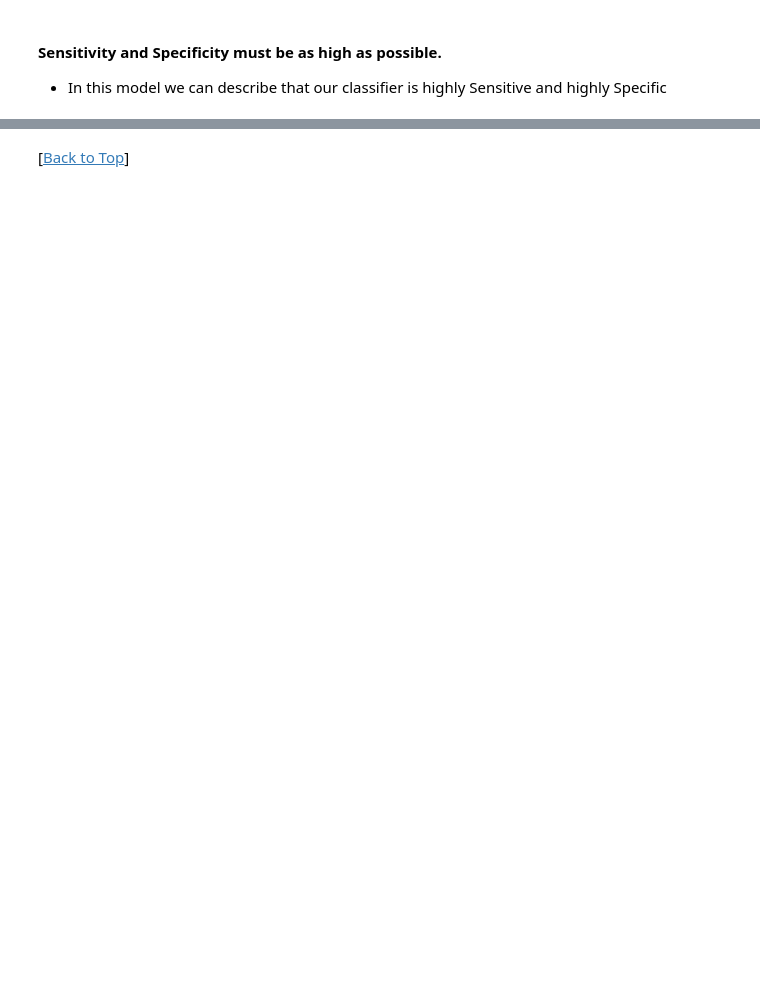
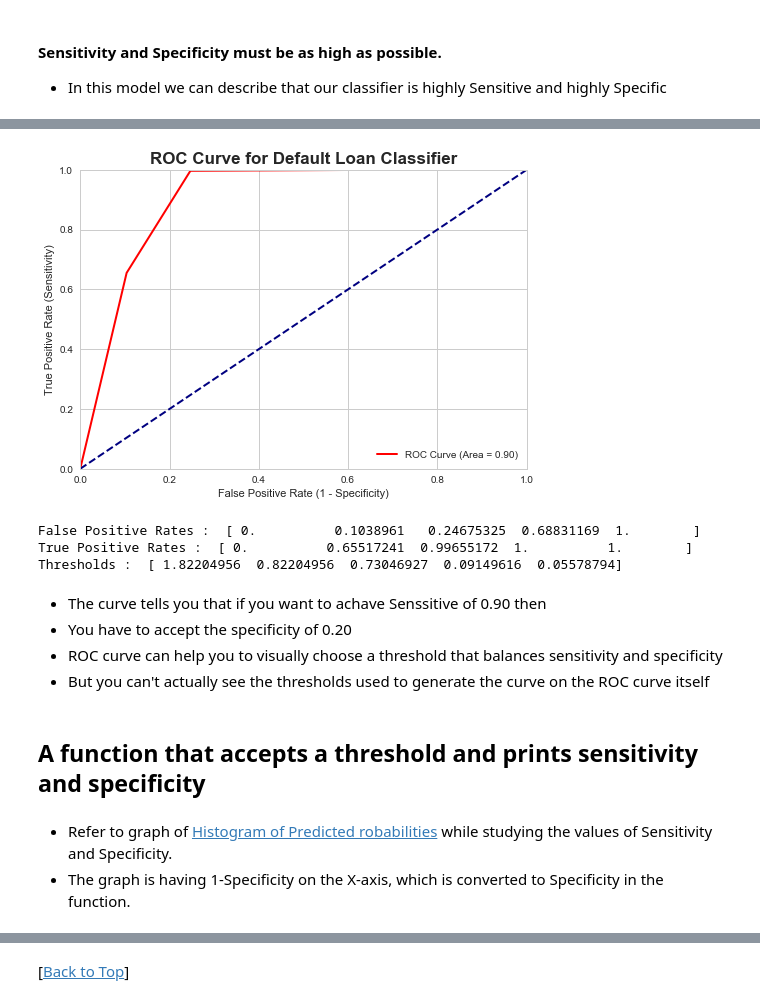
Before and after one commit to D-Satyajit/iMarticus-Projects, a Jupyter notebook: Project-II Credit Risk using Logistic Regression.ipynb, the cells around one changed output, grey strips where cells are left out. Cells and saved outputs as stored; diff of their text form; code cells hidden in the pictures; blank space fills up the shorter version.

```diff
--- a/Python Project-II Credit Risk using SVM.ipynb
+++ b/Project-II Credit Risk using Logistic Regression.ipynb
@@ -871,0 +1090,5 @@ plt.show()
+# %%
+# IMPORTANT: first argument is true values, second argument is predicted probabilities
+fpr, tpr, thresholds = metrics.roc_curve(y_test, y_pred_prob)
+auc = metrics.auc(fpr, tpr)
+auc
@@ -871,0 +1102,31 @@ plt.show()
+# %%
+plt.plot(fpr, tpr, color='red', lw=2, label='ROC Curve (Area = %0.2f)' % auc)
+plt.plot([0, 1], [0, 1], color='navy', lw=2, linestyle='--')
+plt.xlim([0.0, 1.0])
+plt.ylim([0.0, 1.0])
+plt.title('ROC Curve for Default Loan Classifier', fontsize=17, fontweight='bold')
+plt.xlabel('False Positive Rate (1 - Specificity)')
+plt.ylabel('True Positive Rate (Sensitivity)')
+plt.legend(loc="lower right")
+plt.grid(True)
+plt.show()
+# %% [output]
+[figure, added]
+# %%
+print("False Positive Rates : ", fpr) # Increasing false positive rates
+print("True Positive Rates : ",tpr) # Increasing true positive rates
+print("Thresholds : ",thresholds) # Decreasing thresholds on the deecision
+# %% [output]
+False Positive Rates :  [ 0.          0.1038961   0.24675325  0.68831169  1.        ]
+True Positive Rates :  [ 0.          0.65517241  0.99655172  1.          1.        ]
+Thresholds :  [ 1.82204956  0.82204956  0.73046927  0.09149616  0.05578794]
+# %% [markdown]
+* The curve tells you that if you want to achave Senssitive of 0.90 then
+* You have to accept the specificity of 0.20
+* ROC curve can help you to visually choose a threshold that balances sensitivity and specificity
+* But you can't actually see the thresholds used to generate the curve on the ROC curve itself
+# %% [markdown]
+## A function that accepts a threshold and prints sensitivity and specificity
+# %% [markdown]
+* Refer to graph of [Histogram of Predicted robabilities](#Histogram_of_pred_prob) while studying the values of Sensitivity and Specificity.
+* The graph is having 1-Specificity on the X-axis, which is converted to Specificity in the function.
```
Also changed, not shown: parts of 121 cells of this notebook, 4 other files.
